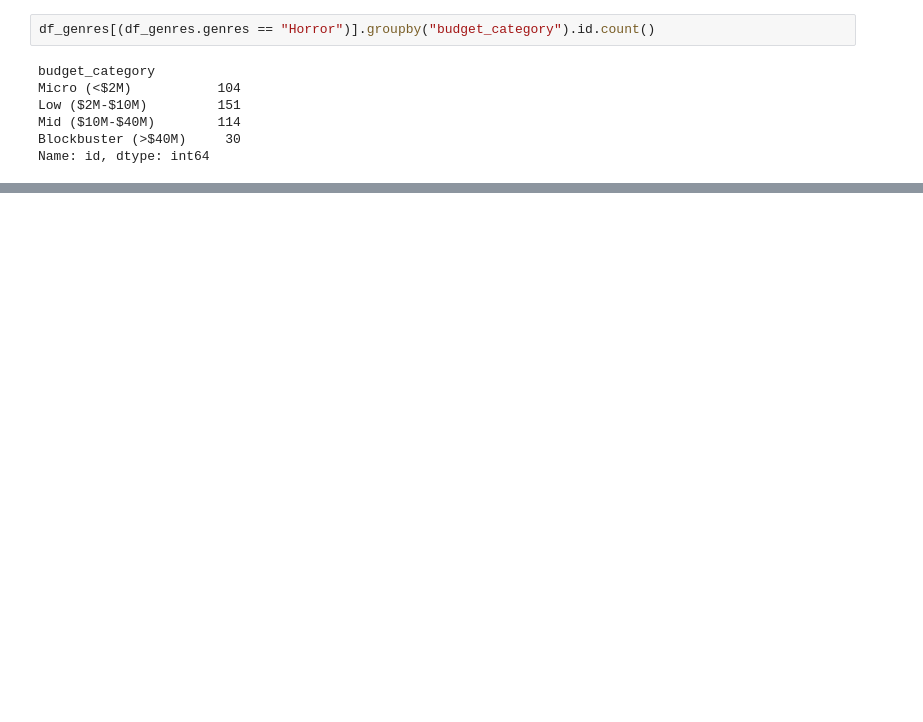
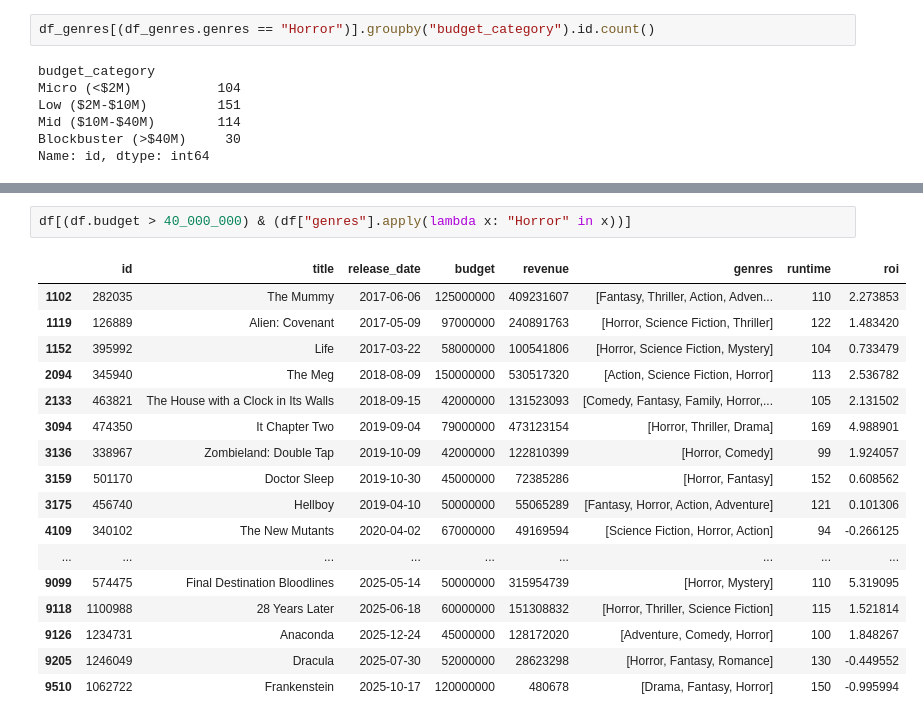
Before and after one commit to diegopetrola/moviedb-data-analysis, a Jupyter notebook: main.ipynb, the cells around one changed output, grey strips where cells are left out. Cells and saved outputs as stored; diff of their text form; blank space fills up the shorter version.

```diff
--- a/main.ipynb
+++ b/main.ipynb
@@ -428,0 +434,20 @@ Name: id, dtype: int64
+# %%
+df[(df.budget > 40_000_000) & (df["genres"].apply(lambda x: "Horror" in x))]
+# %% [output]
+|  | id | title | release_date | budget | revenue | genres | runtime | roi |
+| 1102 | 282035 | The Mummy | 2017-06-06 | 125000000 | 409231607 | [Fantasy, Thriller, Action, Adven... | 110 | 2.273853 |
+| 1119 | 126889 | Alien: Covenant | 2017-05-09 | 97000000 | 240891763 | [Horror, Science Fiction, Thriller] | 122 | 1.483420 |
+| 1152 | 395992 | Life | 2017-03-22 | 58000000 | 100541806 | [Horror, Science Fiction, Mystery] | 104 | 0.733479 |
+| 2094 | 345940 | The Meg | 2018-08-09 | 150000000 | 530517320 | [Action, Science Fiction, Horror] | 113 | 2.536782 |
+| 2133 | 463821 | The House with a Clock in Its Walls | 2018-09-15 | 42000000 | 131523093 | [Comedy, Fantasy, Family, Horror,... | 105 | 2.131502 |
+| 3094 | 474350 | It Chapter Two | 2019-09-04 | 79000000 | 473123154 | [Horror, Thriller, Drama] | 169 | 4.988901 |
+| 3136 | 338967 | Zombieland: Double Tap | 2019-10-09 | 42000000 | 122810399 | [Horror, Comedy] | 99 | 1.924057 |
+| 3159 | 501170 | Doctor Sleep | 2019-10-30 | 45000000 | 72385286 | [Horror, Fantasy] | 152 | 0.608562 |
+| 3175 | 456740 | Hellboy | 2019-04-10 | 50000000 | 55065289 | [Fantasy, Horror, Action, Adventure] | 121 | 0.101306 |
+| 4109 | 340102 | The New Mutants | 2020-04-02 | 67000000 | 49169594 | [Science Fiction, Horror, Action] | 94 | -0.266125 |
+| ... | ... | ... | ... | ... | ... | ... | ... | ... |
+| 9099 | 574475 | Final Destination Bloodlines | 2025-05-14 | 50000000 | 315954739 | [Horror, Mystery] | 110 | 5.319095 |
+| 9118 | 1100988 | 28 Years Later | 2025-06-18 | 60000000 | 151308832 | [Horror, Thriller, Science Fiction] | 115 | 1.521814 |
+| 9126 | 1234731 | Anaconda | 2025-12-24 | 45000000 | 128172020 | [Adventure, Comedy, Horror] | 100 | 1.848267 |
+| 9205 | 1246049 | Dracula | 2025-07-30 | 52000000 | 28623298 | [Horror, Fantasy, Romance] | 130 | -0.449552 |
+| 9510 | 1062722 | Frankenstein | 2025-10-17 | 120000000 | 480678 | [Drama, Fantasy, Horror] | 150 | -0.995994 |
```
Also changed, not shown: parts of 8 cells of this notebook.
